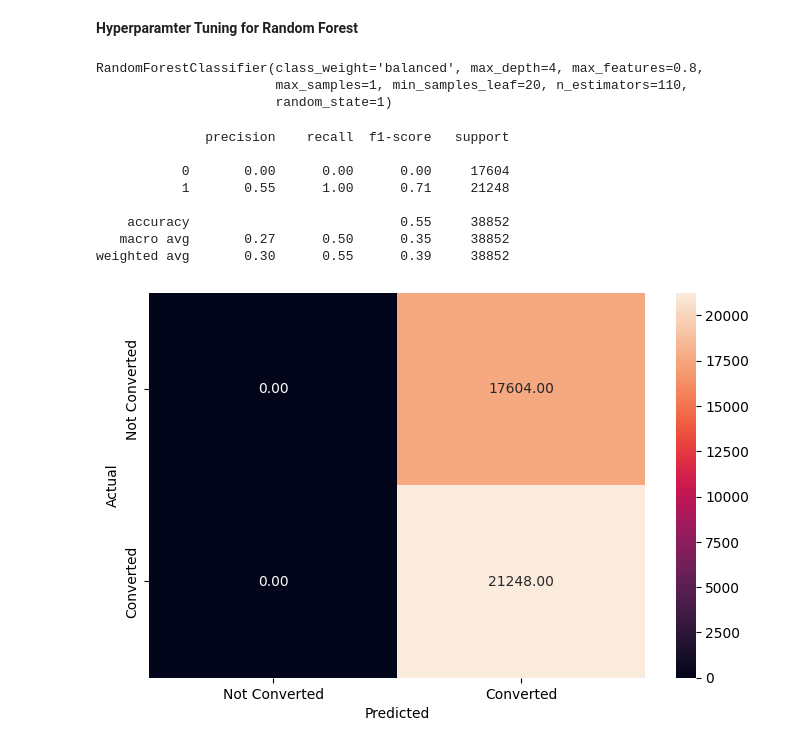
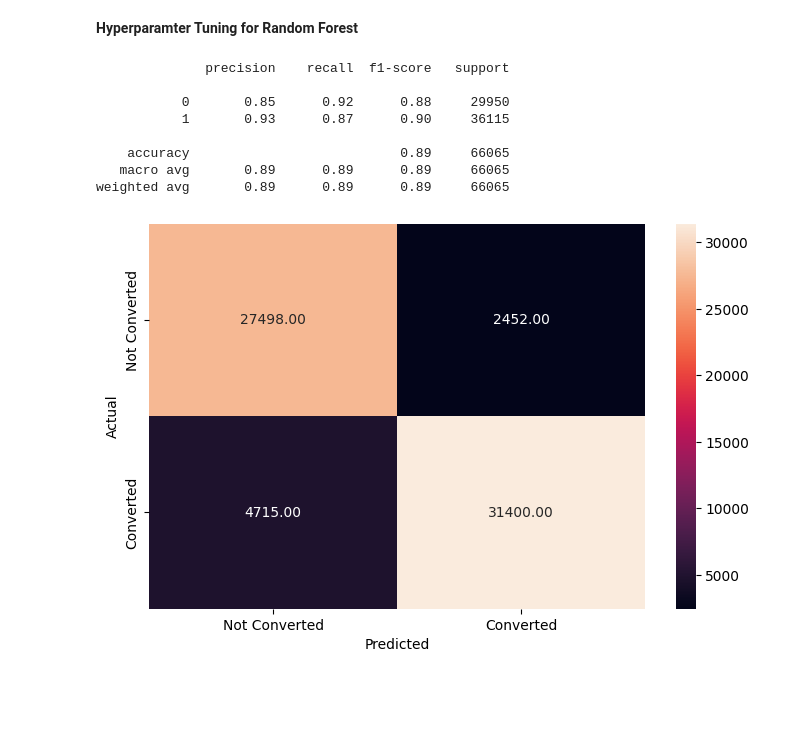
Before and after one commit to rathorevedant99/shinka_travel_exp_hackathon, a Jupyter notebook: src/Classification.ipynb, the cells around one changed output. Saved outputs shown, nothing was run; the diff lists cells and outputs as text; code cells hidden in the pictures; blank space fills up the shorter version.

```diff
--- a/src/Classification.ipynb
+++ b/src/Classification.ipynb
@@ -706,14 +546,15 @@ dtree_estimator = DecisionTreeClassifier(class_weight = class_weight, random_sta
 # Grid of parameters to choose from
 parameters = {'max_depth': np.arange(2, 7),
               'criterion': ['gini', 'entropy'],
-              'min_samples_leaf': [5, 10, 20, 25]
+              'min_samples_leaf': [5, 10, 20, 25],
+              'class_weight': [class_weight, 'balanced']
              }
 
 # Type of scoring used to compare parameter combinations
 scorer = make_scorer(recall_score, pos_label = 1)
 
 # Run the grid search
-gridCV = GridSearchCV(dtree_estimator, parameters, scoring = scorer, cv = 10)
+gridCV = GridSearchCV(dtree_estimator, parameters, scoring = 'accuracy', cv = 10)
 
 # Fitting the grid search on the train data
 gridCV = gridCV.fit(X_train, y_train)
@@ -729,0 +572,8 @@ DecisionTreeClassifier(class_weight={0: 0.5468893573320361,
+# %%
+dtree_estimator = DecisionTreeClassifier(class_weight = class_weight,
+                                         max_depth=6,
+                                         criterion='entropy',
+                                         min_samples_leaf=5,
+                                         random_state = 1)
+
+dtree_estimator.fit(X_train, y_train)
@@ -798,5 +614,0 @@ We can also reinitialise the tree with fixed hyperparameters to not let it over
-# %%
-#Build a new tree using fixed hyperparameter
-
-dtree_pruned = tree.DecisionTreeClassifier(class_weight=class_weight, criterion = "gini", splitter = 'random', max_leaf_nodes = 10, min_samples_leaf = 5, max_depth= 5)
-dtree_pruned.fit(X_train,y_train)
@@ -925,18 +660,20 @@ The least important features are:
 rf_estimator_tuned = RandomForestClassifier(class_weight = class_weight, random_state = 1)
 
 # Define Parameter Grid
-params_rf = {"n_estimators": [90,110,130,150,170],
-    "max_depth": [3,4,5,6],
-    "min_samples_leaf": [20, 25],
+params_rf = {
+    "n_estimators": [110,130,150],
+    "max_depth": [3,4,5],
+    "min_samples_leaf": [15,20,25],
     "max_features": [0.8, 0.9, 'auto'],
-    "max_samples": [0.8 ,0.9, 1]
+    "max_samples": [0.8,0.9, 1],
+    "class_weight": [class_weight, "balanced"]
              }
 
 # Make Scorer for Recall for Class 1
 scorer = make_scorer(recall_score, pos_label = 1)
 
 # Run the grid search
-grid_obj = GridSearchCV(rf_estimator_tuned, params_rf, scoring = scorer, cv = 5, n_jobs=-1)
+grid_obj = GridSearchCV(rf_estimator_tuned, params_rf, scoring = 'accuracy', cv = 5, n_jobs=-1)
 
 grid_obj = grid_obj.fit(X_train, y_train)
 
@@ -945,25 +682,28 @@ rf_estimator_tuned = grid_obj.best_estimator_
 
 # Fit the data
 rf_estimator_tuned.fit(X_train, y_train)
-# %% [output]
-RandomForestClassifier(class_weight='balanced', max_depth=4, max_features=0.8,
-                       max_samples=1, min_samples_leaf=20, n_estimators=110,
-                       random_state=1)
 # %%
 # Checking performance on the training data
+rf_estimator_tuned = RandomForestClassifier(class_weight = 'balanced', max_depth=5,
+                                             max_features='auto' ,
+                                             max_samples=0.8,
+                                             min_samples_leaf=20,
+                                             n_estimators=130,
+                                             random_state = 1)
+rf_estimator_tuned.fit(X_train, y_train)
 y_pred_train_rf_tuned = rf_estimator_tuned.predict(X_train)
 
 metrics_score(y_train, y_pred_train_rf_tuned)
 # %% [output]
               precision    recall  f1-score   support
 
-           0       0.00      0.00      0.00     17604
-           1       0.55      1.00      0.71     21248
+           0       0.85      0.92      0.88     29950
+           1       0.93      0.87      0.90     36115
 
-    accuracy                           0.55     38852
-   macro avg       0.27      0.50      0.35     38852
-weighted avg       0.30      0.55      0.39     38852
+    accuracy                           0.89     66065
+   macro avg       0.89      0.89      0.89     66065
+weighted avg       0.89      0.89      0.89     66065
-[figure, old version]
+[figure, new version]
 # %%
 # Checking performance on the test data
 y_pred_test_rf_tuned = rf_estimator_tuned.predict(X_test)
```
Also changed, not shown: parts of 86 cells of this notebook, 2 other files.
